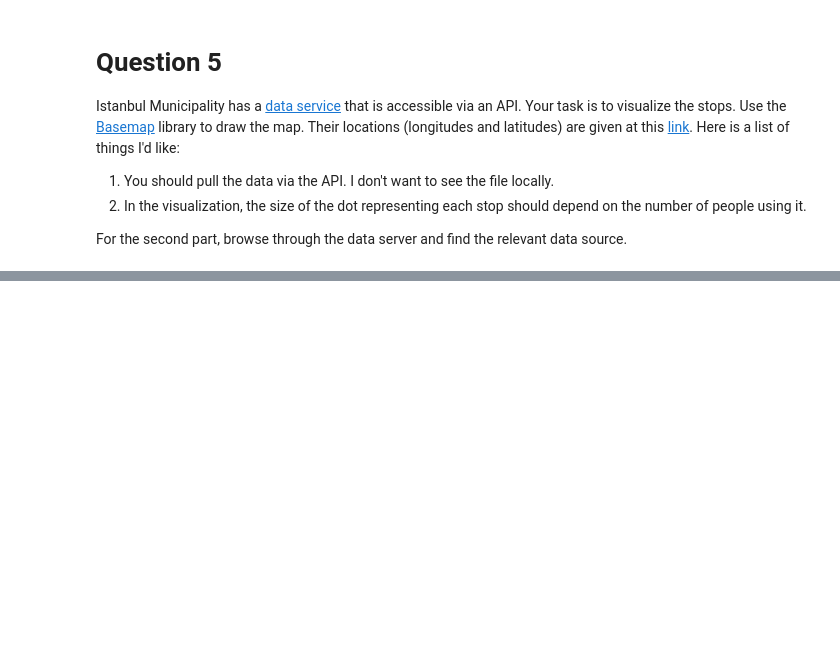
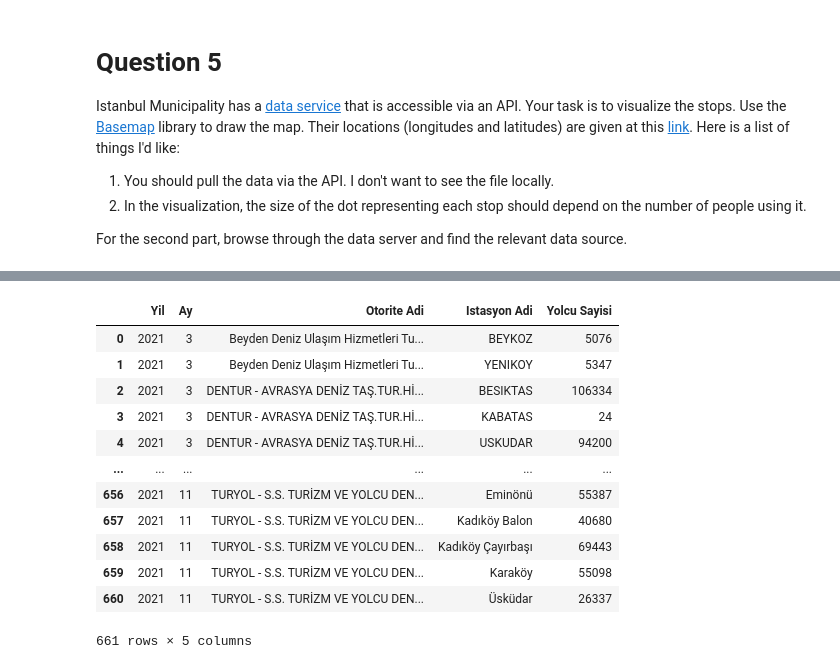
Before and after one commit to kaygun/2022-Spring-MAT555E, a Jupyter notebook: HW1/HW1.ipynb, the cells around one changed output, grey strips where cells are left out. Cells and saved outputs as stored; diff of their text form; code cells hidden in the pictures; blank space fills up the shorter version.

```diff
--- a/HW1/HW1.ipynb
+++ b/HW1/HW1.ipynb
@@ -31,0 +131,12 @@ For the second part, browse through the data server and find the relevant data s
+# %%
+rawSea = pd.read_csv('https://data.ibb.gov.tr/dataset/20f33ff0-1ab3-4378-9998-486e28242f48/resource/6fbdd928-8c37-43a4-8e6a-ba0fa7f767fb/download/istanbul-deniz-iskeleleri-yolcu-saylar.csv',
+                  decimal=',',
+                  thousands='.',
+                  sep=';',
+                  encoding='iso-8859-9')
+
+sizes = pd.DataFrame(rawSea[rawSea['Yil']==2021].groupby('Istasyon Adi')['Yolcu Sayisi'].sum()/1e3)
+rawSea['Istasyon Adi'] = [x.upper() for x in rawSea['Istasyon Adi']]
+sizes = sizes.rename(columns={'Yolcu Sayisi': 'size'})
+sizes.index.names = ['STATION_NAME']
+sizes
@@ -31,0 +255,16 @@ For the second part, browse through the data server and find the relevant data s
+# %%
+rawSea
+# %% [output]
+|  | Yil | Ay | Otorite Adi | Istasyon Adi | Yolcu Sayisi |
+| 0 | 2021 | 3 | Beyden Deniz Ulaşım Hizmetleri Tu... | BEYKOZ | 5076 |
+| 1 | 2021 | 3 | Beyden Deniz Ulaşım Hizmetleri Tu... | YENIKOY | 5347 |
+| 2 | 2021 | 3 | DENTUR - AVRASYA DENİZ TAŞ.TUR.Hİ... | BESIKTAS | 106334 |
+| 3 | 2021 | 3 | DENTUR - AVRASYA DENİZ TAŞ.TUR.Hİ... | KABATAS | 24 |
+| 4 | 2021 | 3 | DENTUR - AVRASYA DENİZ TAŞ.TUR.Hİ... | USKUDAR | 94200 |
+| ... | ... | ... | ... | ... | ... |
+| 656 | 2021 | 11 | TURYOL - S.S. TURİZM VE YOLCU DEN... | Eminönü | 55387 |
+| 657 | 2021 | 11 | TURYOL - S.S. TURİZM VE YOLCU DEN... | Kadıköy Balon | 40680 |
+| 658 | 2021 | 11 | TURYOL - S.S. TURİZM VE YOLCU DEN... | Kadıköy Çayırbaşı | 69443 |
+| 659 | 2021 | 11 | TURYOL - S.S. TURİZM VE YOLCU DEN... | Karaköy | 55098 |
+| 660 | 2021 | 11 | TURYOL - S.S. TURİZM VE YOLCU DEN... | Üsküdar | 26337 |
+661 rows × 5 columns
```
Also changed, not shown: parts of 20 cells of this notebook, 10 other files.
